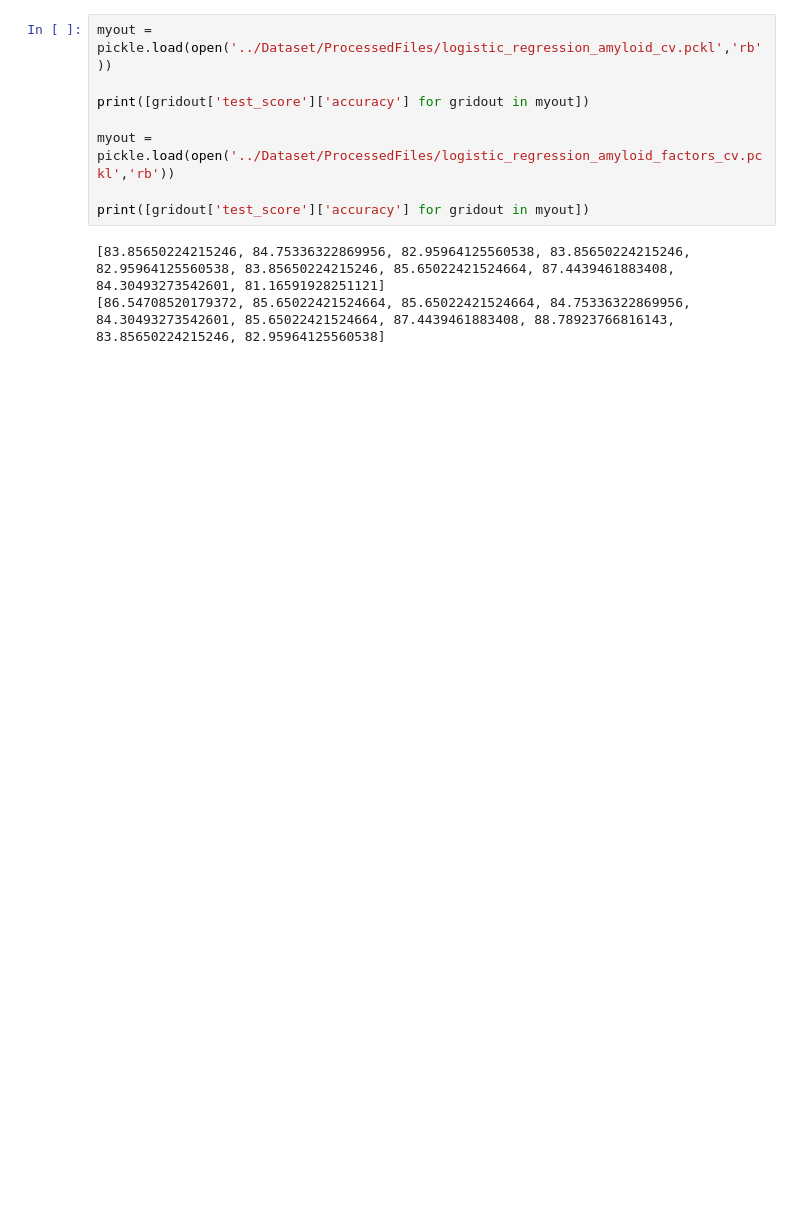
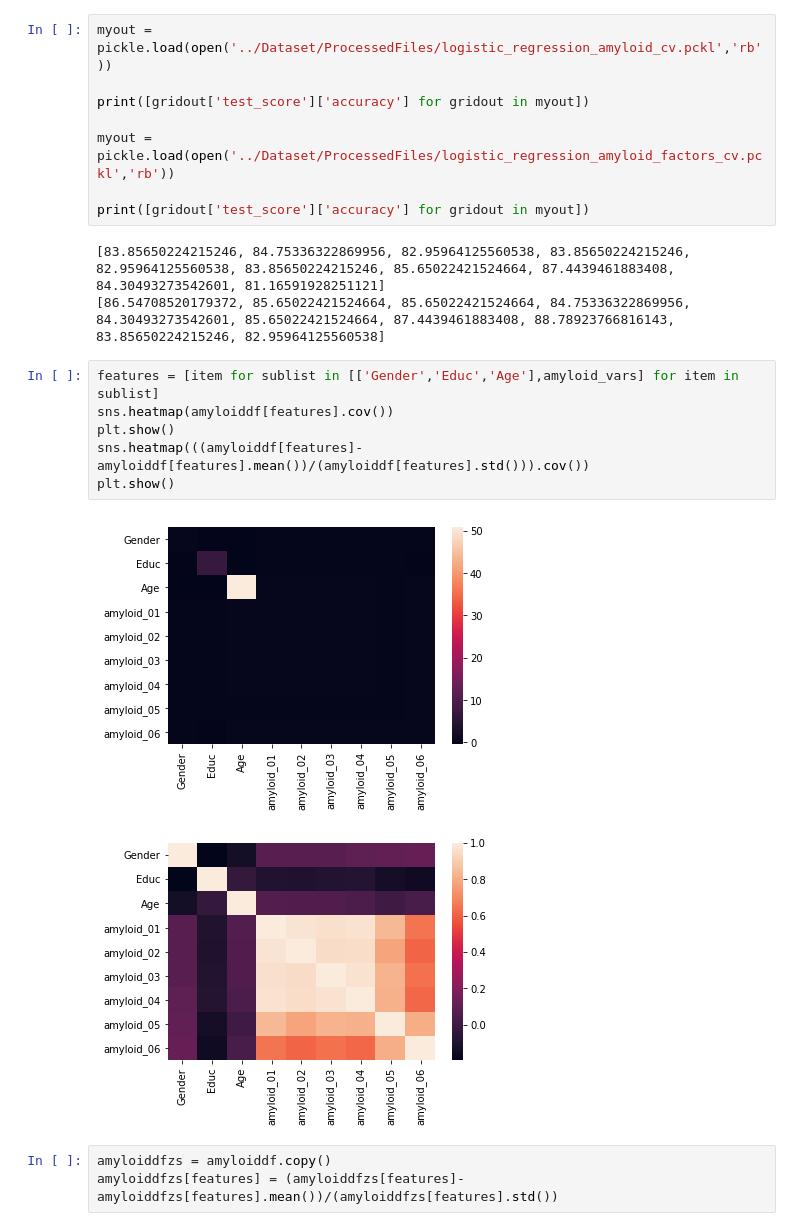
Before and after one commit to kvsaboo/CS598JP_CourseProject, a Jupyter notebook: CS598JP-CourseProject.ipynb, the cells around one changed output. Cells and saved outputs as stored; diff of their text form; blank space fills up the shorter version.

```diff
--- a/CS598JP-CourseProject.ipynb
+++ b/CS598JP-CourseProject.ipynb
@@ -96,3 +96,15 @@ print([gridout['test_score']['accuracy'] for gridout in myout])
 # %% [output]
 [83.85650224215246, 84.75336322869956, 82.95964125560538, 83.85650224215246, 82.95964125560538, 83.85650224215246, 85.65022421524664, 87.4439461883408, 84.30493273542601, 81.16591928251121]
 [86.54708520179372, 85.65022421524664, 85.65022421524664, 84.75336322869956, 84.30493273542601, 85.65022421524664, 87.4439461883408, 88.78923766816143, 83.85650224215246, 82.95964125560538]
+# %%
+features = [item for sublist in [['Gender','Educ','Age'],amyloid_vars] for item in sublist]
+sns.heatmap(amyloiddf[features].cov())
+plt.show()
+sns.heatmap(((amyloiddf[features]-amyloiddf[features].mean())/(amyloiddf[features].std())).cov())
+plt.show()
+# %% [output]
+[figure, added]
+[figure, added]
+# %%
+amyloiddfzs = amyloiddf.copy()
+amyloiddfzs[features] = (amyloiddfzs[features]-amyloiddfzs[features].mean())/(amyloiddfzs[features].std())
```
Also changed, not shown: parts of 5 cells of this notebook, 2 other files.
